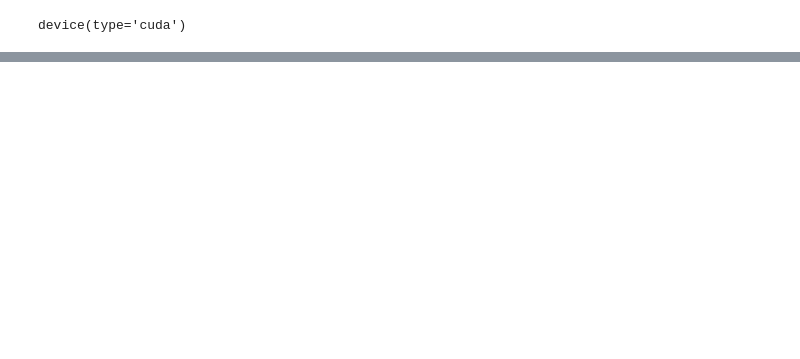
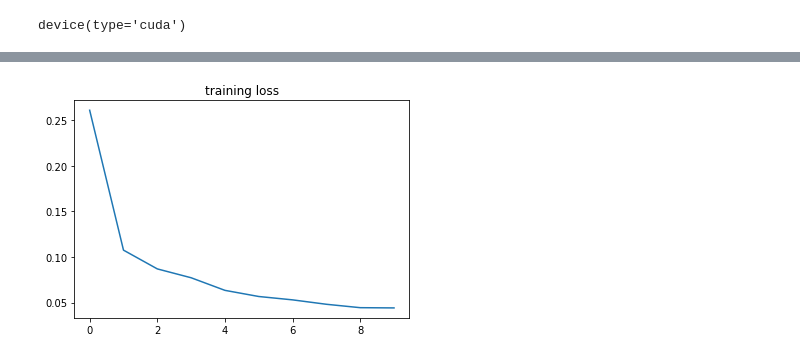
Before and after one commit to MahdiEsrafili/image_segmentation, a Jupyter notebook: bacterial_segmentaion.ipynb, the cells around one changed output, grey strips where cells are left out. Cells and saved outputs as stored; diff of their text form; code cells hidden in the pictures; blank space fills up the shorter version.

```diff
--- a/bacterial_segmentaion.ipynb
+++ b/bacterial_segmentaion.ipynb
@@ -177 +207,7 @@ train(model, optimizer, criterion, lr_scheduler, dataloaders)
+# %%
+plt.plot(loss_history)
+plt.title('training loss')
+plt.show()
+# %% [output]
+[figure, added]
 # %%
```
Also changed, not shown: parts of 16 cells of this notebook.
